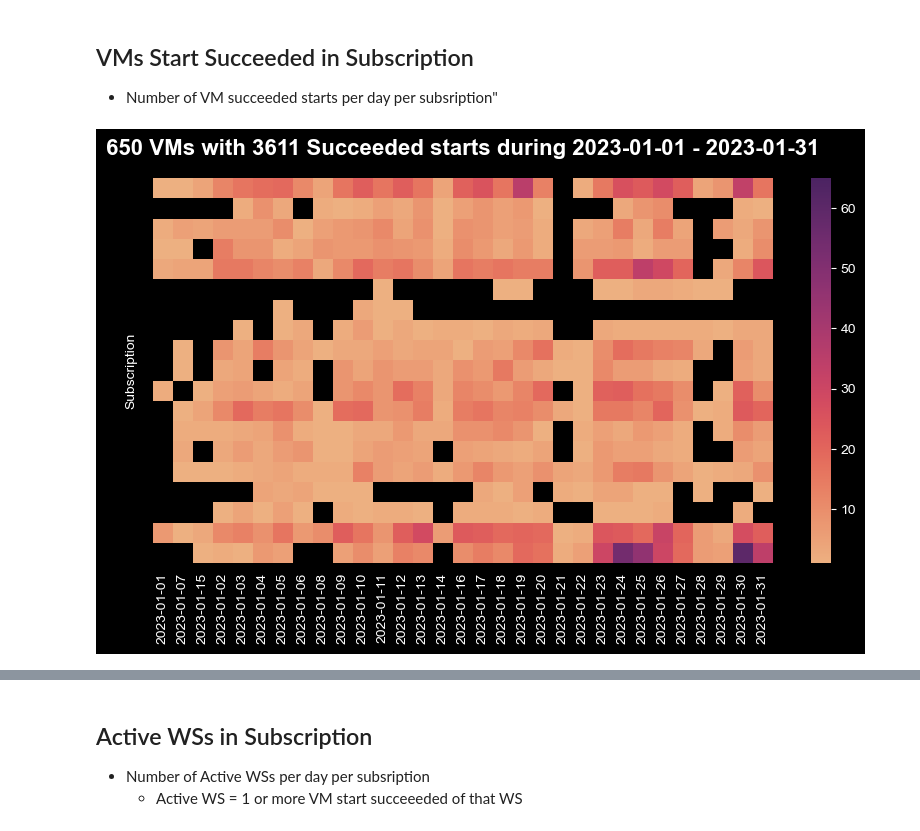
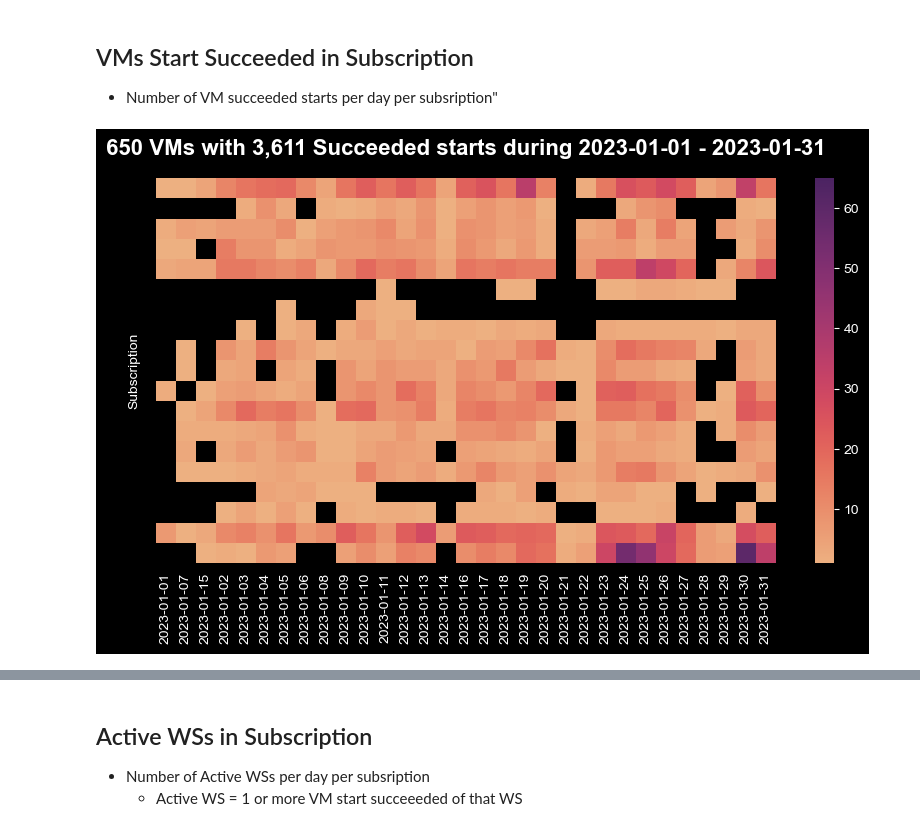
Before and after one commit to flow4u/myDRE-Activity, a Jupyter notebook: myDRE Activity.ipynb, the cells around one changed output, grey strips where cells are left out. Drawn from its saved outputs; the diff is of its cells as text; code cells hidden in the pictures.

Commit message:
V0.4 Fixed counting issues in titles and improved format for 1,000

```diff
--- a/myDRE Activity.ipynb
+++ b/myDRE Activity.ipynb
@@ -81,30 +81,30 @@ date=f'{min(reduced_data["Time"])} - {max(reduced_data["Time"])}'
 # %%
 item = 'Subscription'
 table=reduced_data.pivot(columns='Time', index=item, values='Counter', aggregate_fn='sum').with_column(pl.col(pl.Int32).fill_null(pl.lit(0)))
 # print(table)
 result = table.to_pandas()
 result = result.set_index(item)
 result.sort_index(level=0, ascending=True, inplace=True)
 vms = len(set(reduced_data['VM']))
 vm_starts = sum(reduced_data['Counter'])
 fg_color = 'white'
 bg_color = 'black'
 # sns.set(rc={'axes.facecolor':'white', 'figure.facecolor':'white'})
 # sns.set_style("dark")
 sns.set_style("darkgrid")
 plt.style.use('dark_background')
-title=f'{vms} VMs with {vm_starts} Succeeded starts during {min(result.columns)} - {max(result.columns)}'
+title=f'{vms:,d} VMs with {vm_starts:,d} Succeeded starts during {min(result.columns)} - {max(result.columns)}'
 fig, ax = plt.subplots(figsize=(10,5))
 figure = sns.heatmap(result, cmap='flare', mask=result<1, vmin=1, vmax=(max(result.max())//5+1)*5)
 # figure.set_title(title, color=fg_color)
 ax.patch.set_facecolor(bg_color)
 ax.set_yticklabels([])
 ax.text(x=0.5, y=1.05, s=title, fontsize=16, weight='bold', ha='center', va='bottom', transform=ax.transAxes)
 # ax.text(x=0.5, y=1.05, s='The size of each point corresponds to sepal width', fontsize=8, alpha=0.75, ha='center', va='bottom', transform=ax.transAxes)
 figure.invert_xaxis()
 figure.figure.savefig('myDRE/sub_vm_activity_' +date+'.png',  bbox_inches='tight')
 # %% [output]
-[figure, old version]
+[figure, new version]
 # %%
 item1 = 'Subscription'
 item2 = 'Resource group'
```
Also changed, not shown: parts of 7 cells of this notebook, 3 other files.
